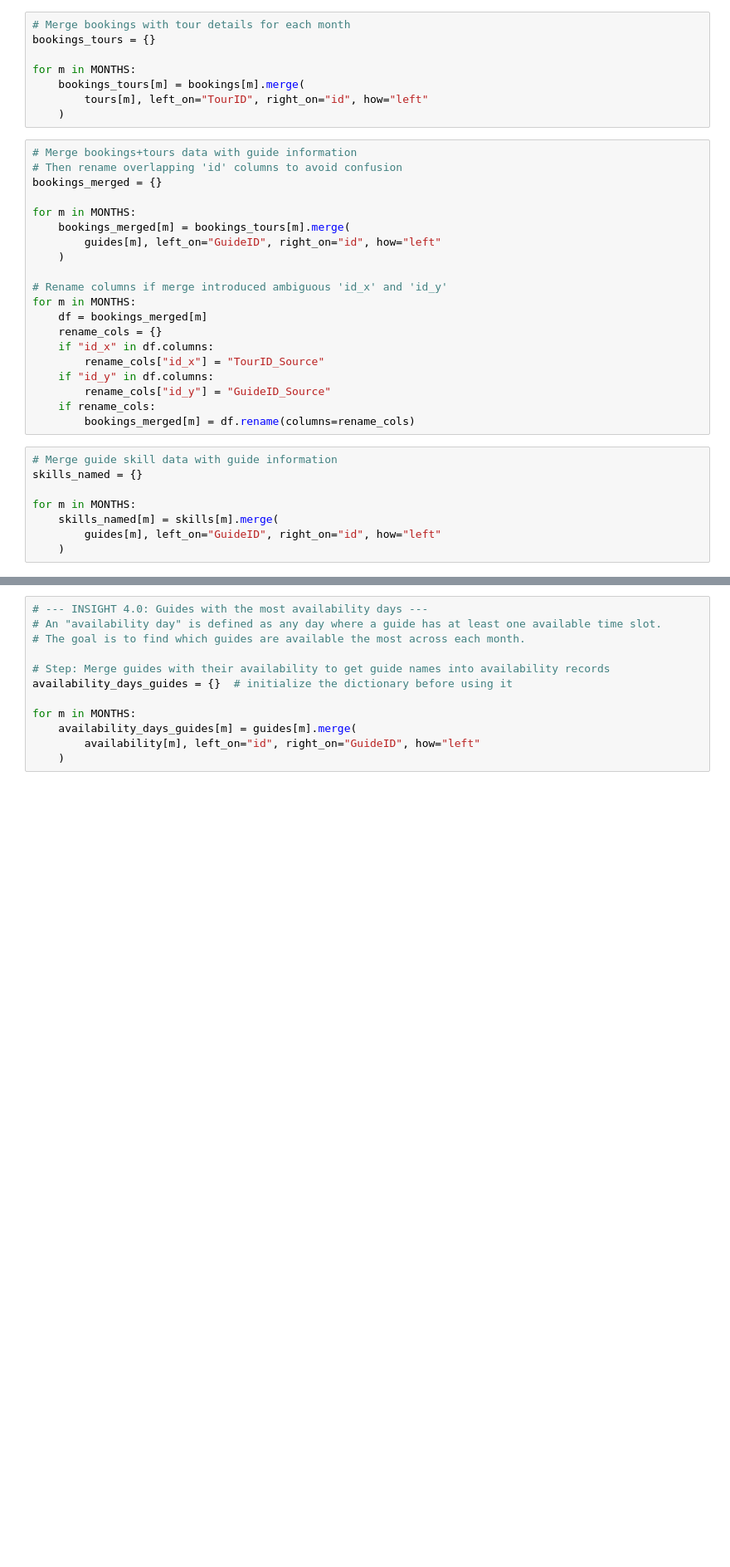
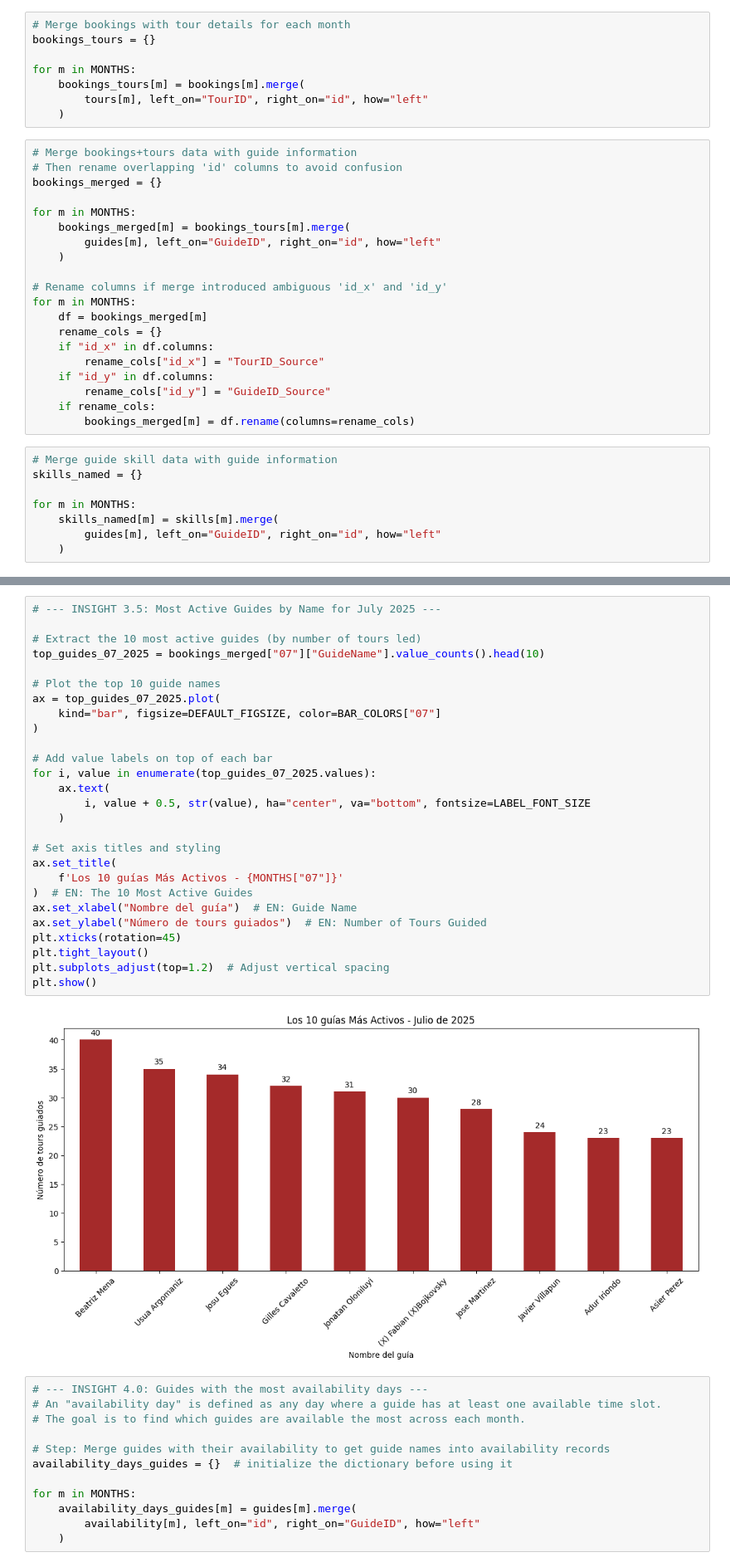
Before and after one commit to IlCata/tour-insights-dashboard, a Jupyter notebook: tour-insights-dashboard.ipynb, the cells around one changed output, grey strips where cells are left out. Shown at 83% size. Cells and saved outputs as stored; diff of their text form; blank space fills up the shorter version.

```diff
--- a/tour-insights-dashboard.ipynb
+++ b/tour-insights-dashboard.ipynb
@@ -567,3 +692,32 @@ plt.show()
+# %%
+# --- INSIGHT 3.5: Most Active Guides by Name for July 2025 ---
+
+# Extract the 10 most active guides (by number of tours led)
+top_guides_07_2025 = bookings_merged["07"]["GuideName"].value_counts().head(10)
+
+# Plot the top 10 guide names
+ax = top_guides_07_2025.plot(
+    kind="bar", figsize=DEFAULT_FIGSIZE, color=BAR_COLORS["07"]
+)
+
+# Add value labels on top of each bar
+for i, value in enumerate(top_guides_07_2025.values):
+    ax.text(
+        i, value + 0.5, str(value), ha="center", va="bottom", fontsize=LABEL_FONT_SIZE
+    )
+
+# Set axis titles and styling
+ax.set_title(
+    f'Los 10 guías Más Activos - {MONTHS["07"]}'
+)  # EN: The 10 Most Active Guides
+ax.set_xlabel("Nombre del guía")  # EN: Guide Name
+ax.set_ylabel("Número de tours guiados")  # EN: Number of Tours Guided
+plt.xticks(rotation=45)
+plt.tight_layout()
+plt.subplots_adjust(top=1.2)  # Adjust vertical spacing
+plt.show()
+# %% [output]
+[figure, added]
 # %%
 # --- INSIGHT 4.0: Guides with the most availability days ---
 # An "availability day" is defined as any day where a guide has at least one available time slot.
```
Also changed, not shown: parts of 76 cells of this notebook.
